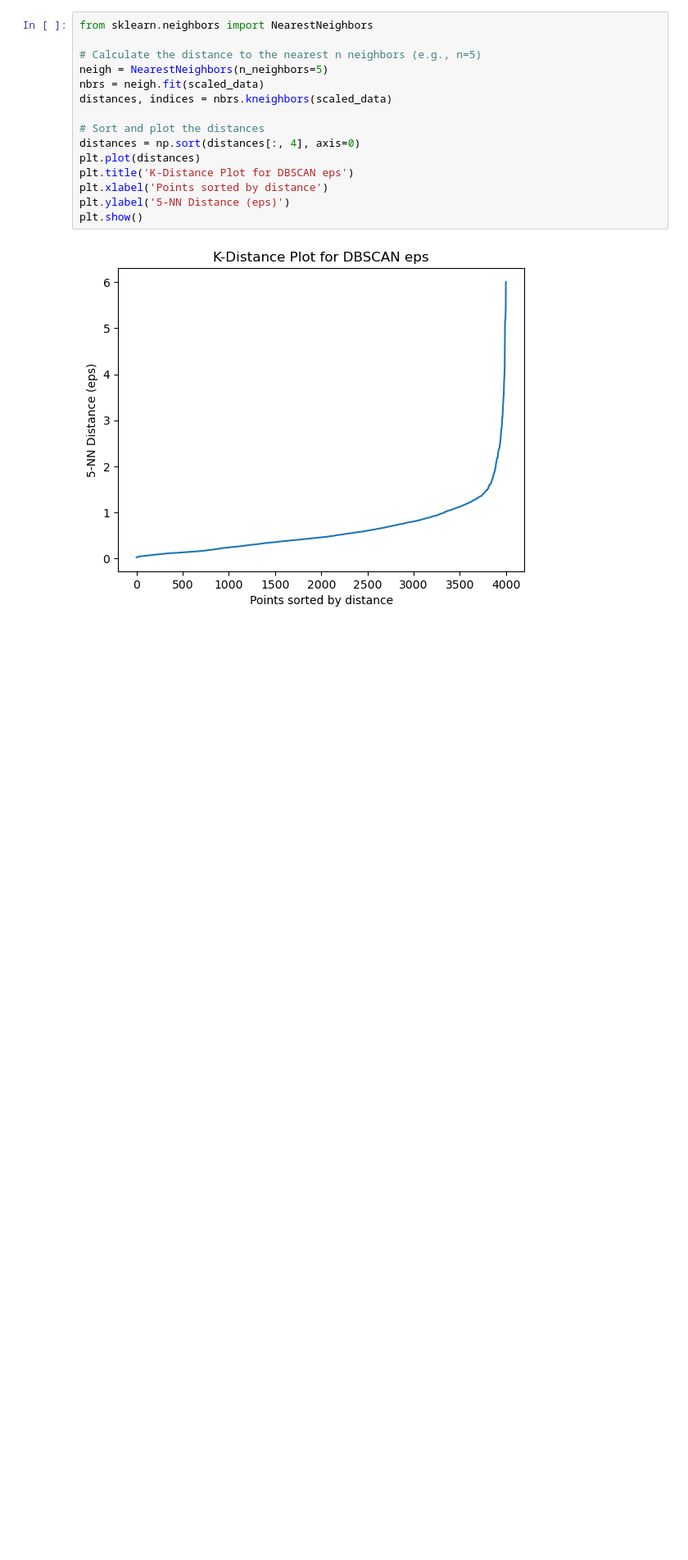
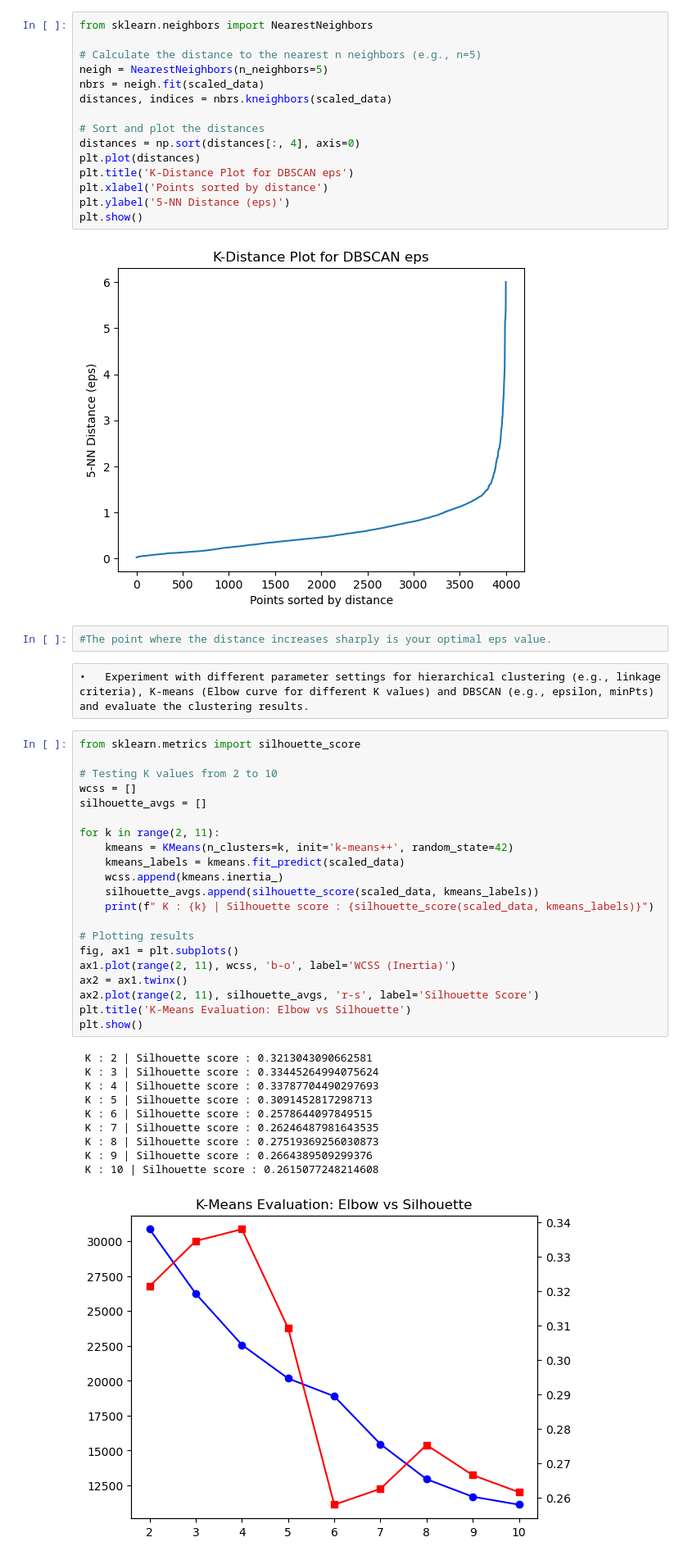
Before and after one commit to anugrahaanilkumar/Datasceince, a Jupyter notebook: Clustering assignment solution.ipynb, the cells around one changed output. Shown at 82% size. Drawn from its saved outputs; the diff is of its cells as text; blank space fills up the shorter version.

```diff
--- a/Clustering assignment solution.ipynb
+++ b/Clustering assignment solution.ipynb
@@ -338,3 +350,39 @@ plt.ylabel('5-NN Distance (eps)')
 plt.show()
 # %% [output]
 [figure]
+# %%
+#The point where the distance increases sharply is your optimal eps value.
+# %% [raw]
+•	Experiment with different parameter settings for hierarchical clustering (e.g., linkage criteria), K-means (Elbow curve for different K values) and DBSCAN (e.g., epsilon, minPts) and evaluate the clustering results.
+# %%
+from sklearn.metrics import silhouette_score
+
+# Testing K values from 2 to 10
+wcss = []
+silhouette_avgs = []
+
+for k in range(2, 11):
+    kmeans = KMeans(n_clusters=k, init='k-means++', random_state=42)
+    kmeans_labels = kmeans.fit_predict(scaled_data)
+    wcss.append(kmeans.inertia_)
+    silhouette_avgs.append(silhouette_score(scaled_data, kmeans_labels))
+    print(f" K : {k} | Silhouette score : {silhouette_score(scaled_data, kmeans_labels)}")
+
+# Plotting results
+fig, ax1 = plt.subplots()
+ax1.plot(range(2, 11), wcss, 'b-o', label='WCSS (Inertia)')
+ax2 = ax1.twinx()
+ax2.plot(range(2, 11), silhouette_avgs, 'r-s', label='Silhouette Score')
+plt.title('K-Means Evaluation: Elbow vs Silhouette')
+plt.show()
+# %% [output]
+ K : 2 | Silhouette score : 0.3213043090662581
+ K : 3 | Silhouette score : 0.33445264994075624
+ K : 4 | Silhouette score : 0.33787704490297693
+ K : 5 | Silhouette score : 0.3091452817298713
+ K : 6 | Silhouette score : 0.2578644097849515
+ K : 7 | Silhouette score : 0.26246487981643535
+ K : 8 | Silhouette score : 0.27519369256030873
+ K : 9 | Silhouette score : 0.2664389509299376
+ K : 10 | Silhouette score : 0.2615077248214608
+[figure, added]
```
Also changed, not shown: parts of 22 cells of this notebook.
